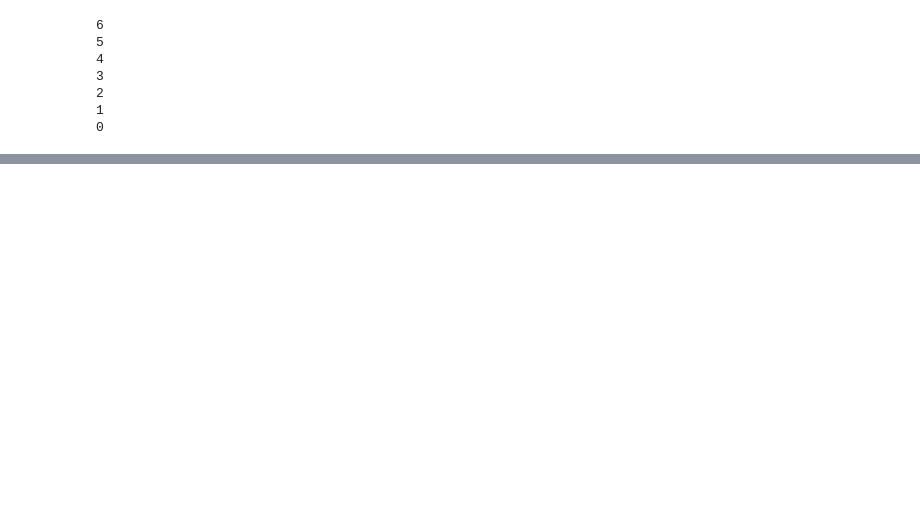
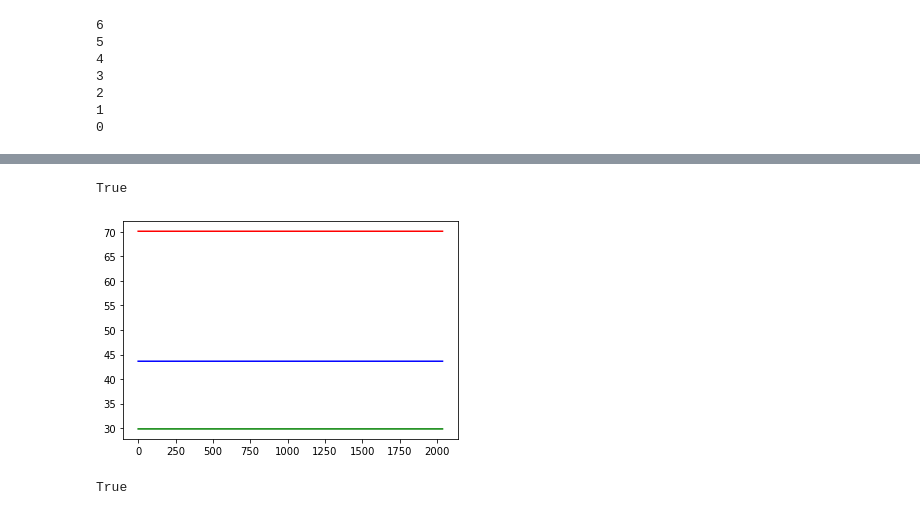
Before and after one commit to AminMirzaie/WSI_image_analysis, a Jupyter notebook: multithread.ipynb, the cells around one changed output, grey strips where cells are left out. Saved outputs shown, nothing was run; the diff lists cells and outputs as text; code cells hidden in the pictures; blank space fills up the shorter version.

```diff
--- a/multithread.ipynb
+++ b/multithread.ipynb
@@ -198,0 +319,20 @@ tifffile.imwrite("./tot_multi.png",tot)
+# %%
+base_folder = "/home/humangene/share/NEW_IR_color/3/"
+i = 1
+R = cv2.imread(base_folder+"line_"+str(i)+"_c1.tif",cv2.IMREAD_UNCHANGED)[:,:-10]
+G = cv2.imread(base_folder+"line_"+str(i)+"_c2.tif",cv2.IMREAD_UNCHANGED)[:,:-10]
+B = cv2.imread(base_folder+"line_"+str(i)+"_c3.tif",cv2.IMREAD_UNCHANGED)[:,:-10]
+
+i = 0
+R_s = cv2.imread(base_folder+"line_"+str(i)+"_c1.tif",cv2.IMREAD_UNCHANGED)[:,:-10]
+G_s = cv2.imread(base_folder+"line_"+str(i)+"_c2.tif",cv2.IMREAD_UNCHANGED)[:,:-10]
+B_s = cv2.imread(base_folder+"line_"+str(i)+"_c3.tif",cv2.IMREAD_UNCHANGED)[:,:-10]
+
+base_folder = "/home/humangene/share/NEW_IR_color/bg/BG"
+bR = cv2.imread(base_folder+"_cR.tif",cv2.IMREAD_UNCHANGED)[:,:-10]
+bG = cv2.imread(base_folder+"_cG.tif",cv2.IMREAD_UNCHANGED)[:,:-10]
+bB = cv2.imread(base_folder+"_cB.tif",cv2.IMREAD_UNCHANGED)[:,:-10]
+
+R = clipper(R)
+G = clipper(G)
+B = clipper(B)
@@ -198,0 +348,24 @@ tifffile.imwrite("./tot_multi.png",tot)
+# %%
+coefs = generateCoefficents()
+contrast = 1
+R_img = rescale(R*coefs[0])
+G_img = rescale(G*coefs[1])
+B_img = rescale(B*coefs[2])
+R_img2 = (R_img/np.mean(R_img,axis=0))*np.mean(R_img)
+G_img2 = (G_img/np.mean(G_img,axis=0))*np.mean(G_img)
+B_img2 = (B_img/np.mean(B_img,axis=0))*np.mean(B_img)
+# %%
+cv2.imwrite("../oo.png",cv2.merge([B_img2,G_img2,R_img2]))
+# %% [output]
+True
+# %%
+# R_img2 = (R_img - np.median(R_img,axis=0)) +np.max(np.median(R_img))
+# G_img2 = (G_img - np.median(G_img,axis=0)) +np.max(np.median(G_img))
+# B_img2 = (B_img - np.median(B_img,axis=0)) +np.max(np.median(B_img))
+show_col_dis(R_img2,G_img2,B_img2)
+# %% [output]
+[figure, added]
+# %%
+cv2.imwrite("../llkk.png",cv2.merge([B_img2,G_img2,R_img2]))
+# %% [output]
+True
```
Also changed, not shown: parts of 28 cells of this notebook, 9 other files.
